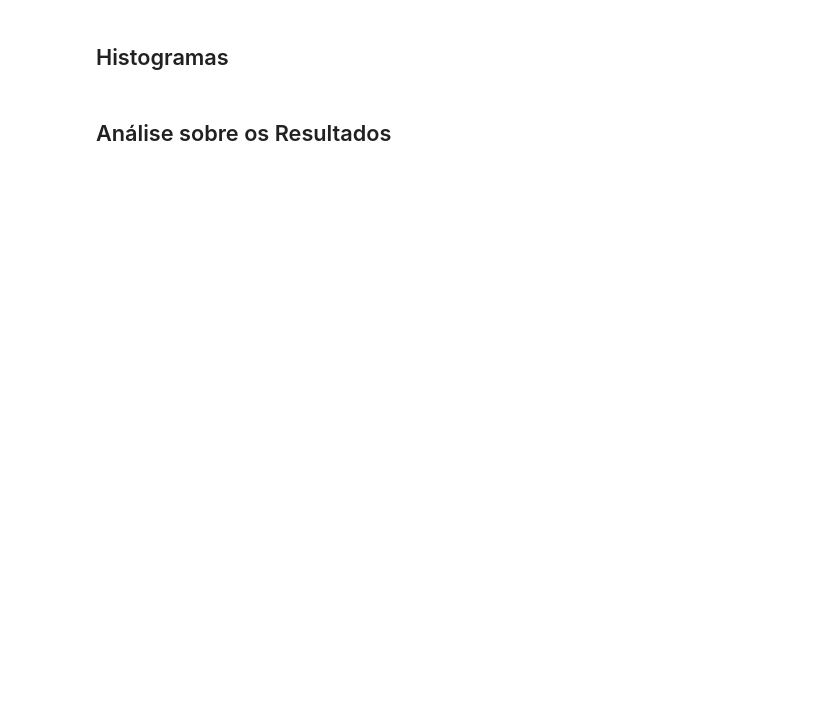
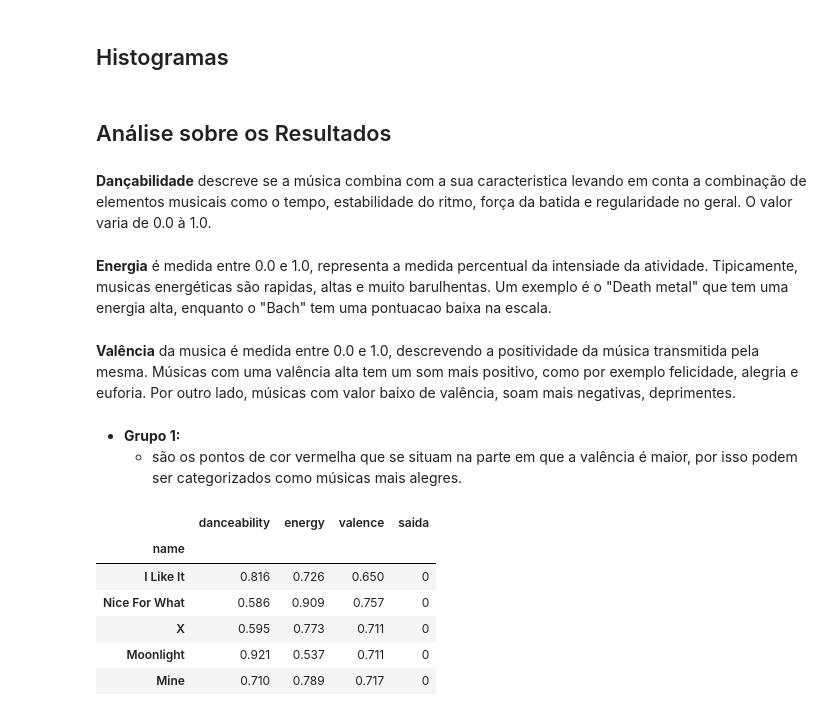
Before and after one commit to ellenbs/Projeto3CD, a Jupyter notebook: Clusterização.ipynb, the cells around one changed output. Saved outputs shown, nothing was run; the diff lists cells and outputs as text; code cells hidden in the pictures; blank space fills up the shorter version.

```diff
--- a/Clusterização.ipynb
+++ b/Clusterização.ipynb
@@ -67,22 +68,16 @@ conjunto_2017_2018.head()
 # %%
 plt3d_2017_2018 = plt.figure().gca(projection="3d")
-grupo0_2017_2018 = conjunto_2017_2018[conjunto_2017_2018.saida==0]
-grupo1_2017_2018 = conjunto_2017_2018[conjunto_2017_2018.saida==1]
-grupo2_2017_2018 = conjunto_2017_2018[conjunto_2017_2018.saida==2]
-grupo3_2017_2018 = conjunto_2017_2018[conjunto_2017_2018.saida==3]
-grupo4_2017_2018 = conjunto_2017_2018[conjunto_2017_2018.saida==4]
-grupo5_2017_2018 = conjunto_2017_2018[conjunto_2017_2018.saida==5]
-grupo6_2017_2018 = conjunto_2017_2018[conjunto_2017_2018.saida==6]
-grupo7_2017_2018 = conjunto_2017_2018[conjunto_2017_2018.saida==7]
+grupo1_2017_2018 = conjunto_2017_2018[conjunto_2017_2018.saida==0]
+grupo2_2017_2018 = conjunto_2017_2018[conjunto_2017_2018.saida==1]
+grupo3_2017_2018 = conjunto_2017_2018[conjunto_2017_2018.saida==2]
+grupo4_2017_2018 = conjunto_2017_2018[conjunto_2017_2018.saida==3]
+grupo5_2017_2018 = conjunto_2017_2018[conjunto_2017_2018.saida==4]
 
-plt3d_2017_2018.scatter(grupo0_2017_2018.danceability, grupo0_2017_2018.energy, grupo0_2017_2018.valence, color="r")
-plt3d_2017_2018.scatter(grupo1_2017_2018.danceability, grupo1_2017_2018.energy, grupo1_2017_2018.valence, color="g")
-plt3d_2017_2018.scatter(grupo2_2017_2018.danceability, grupo2_2017_2018.energy, grupo2_2017_2018.valence, color="b")
-plt3d_2017_2018.scatter(grupo3_2017_2018.danceability, grupo3_2017_2018.energy, grupo3_2017_2018.valence, color="black")
-plt3d_2017_2018.scatter(grupo4_2017_2018.danceability, grupo4_2017_2018.energy, grupo4_2017_2018.valence, color="purple")
-plt3d_2017_2018.scatter(grupo5_2017_2018.danceability, grupo5_2017_2018.energy, grupo5_2017_2018.valence, color="cyan")
-plt3d_2017_2018.scatter(grupo6_2017_2018.danceability, grupo6_2017_2018.energy, grupo6_2017_2018.valence, color="pink")
-plt3d_2017_2018.scatter(grupo7_2017_2018.danceability, grupo7_2017_2018.energy, grupo7_2017_2018.valence, color="brown")
+plt3d_2017_2018.scatter(grupo1_2017_2018.danceability, grupo1_2017_2018.energy, grupo1_2017_2018.valence, color="r")
+plt3d_2017_2018.scatter(grupo2_2017_2018.danceability, grupo2_2017_2018.energy, grupo2_2017_2018.valence, color="g")
+plt3d_2017_2018.scatter(grupo3_2017_2018.danceability, grupo3_2017_2018.energy, grupo3_2017_2018.valence, color="b")
+plt3d_2017_2018.scatter(grupo4_2017_2018.danceability, grupo4_2017_2018.energy, grupo4_2017_2018.valence, color="black")
+plt3d_2017_2018.scatter(grupo5_2017_2018.danceability, grupo5_2017_2018.energy, grupo5_2017_2018.valence, color="purple")
 # %% [output]
 [interactive output not drawn]
 [interactive output not drawn]
@@ -253,3 +99,22 @@ top_2017_2018.energy.plot.hist(density=True, bins=20)
 top_2017_2018.liveness.plot.hist(density=True, bins=15)
 # %% [markdown]
 ## Análise sobre os Resultados
+# %% [markdown]
+**Dançabilidade** descreve se a música combina com a sua caracteristica levando em conta a combinação de elementos musicais como o tempo, estabilidade do ritmo, força da batida e regularidade no geral. O valor varia de 0.0 à 1.0.
+# %% [markdown]
+**Energia** é medida entre 0.0 e 1.0, representa a medida percentual da intensiade da atividade. Tipicamente, musicas energéticas são rapidas, altas e muito barulhentas. Um exemplo é o "Death metal" que tem uma energia alta, enquanto o "Bach" tem uma pontuacao baixa na escala.
+# %% [markdown]
+**Valência** da musica é medida entre 0.0 e 1.0, descrevendo a positividade da música transmitida pela mesma. Músicas com uma valência alta tem um som mais positivo, como por exemplo felicidade, alegria e euforia. Por outro lado, músicas com valor baixo de valência, soam mais negativas, deprimentes.
+# %% [markdown]
+- **Grupo 1:**
+  - são os pontos de cor vermelha que se situam na parte em que a valência é maior, por isso podem ser categorizados como músicas mais alegres.
+# %%
+grupo1_2017_2018.head()
+# %% [output]
+|  | danceability | energy | valence | saida |
+| name |  |  |  |  |
+| I Like It | 0.816 | 0.726 | 0.650 | 0 |
+| Nice For What | 0.586 | 0.909 | 0.757 | 0 |
+| X | 0.595 | 0.773 | 0.711 | 0 |
+| Moonlight | 0.921 | 0.537 | 0.711 | 0 |
+| Mine | 0.710 | 0.789 | 0.717 | 0 |
```
Also changed, not shown: parts of 20 cells of this notebook, 1 other file.
